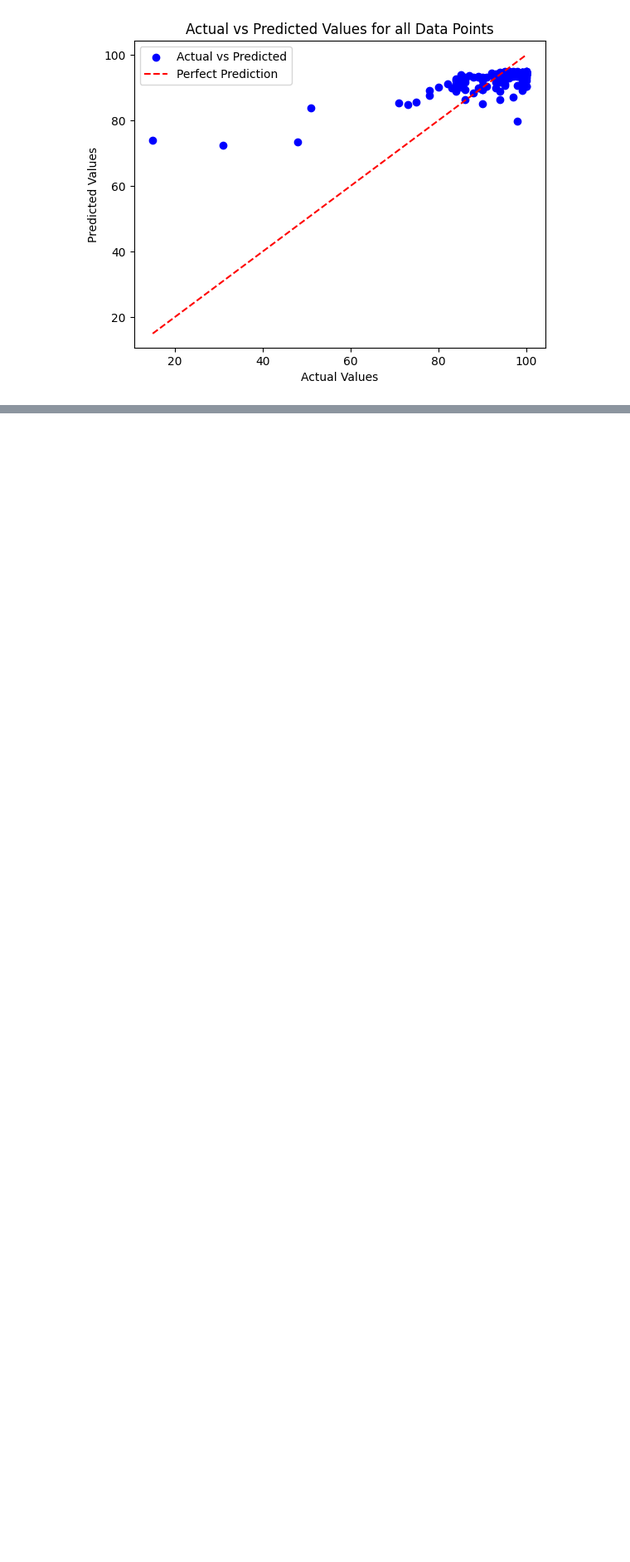
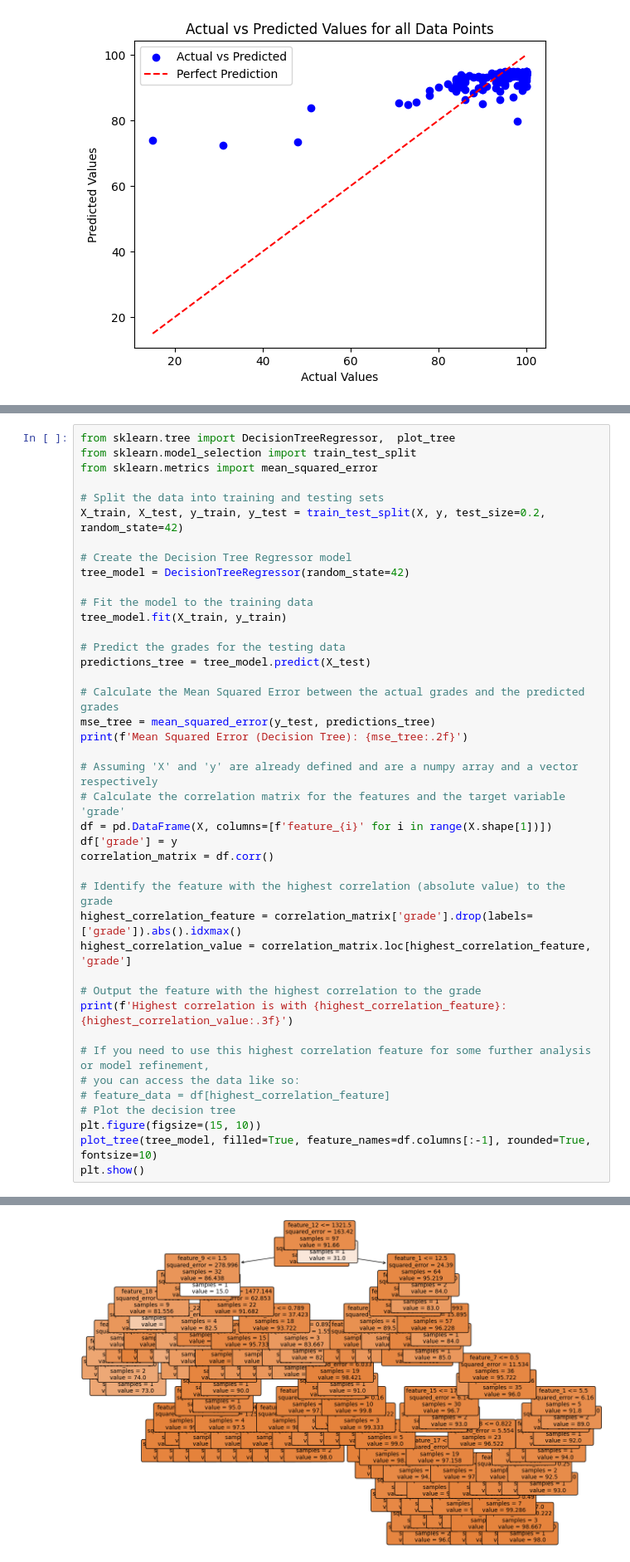
Before and after one commit to nusret35/cs412-project, a Jupyter notebook: cs412_code_base.ipynb, the cells around one changed output, grey strips where cells are left out. Shown at 83% size. Cells and saved outputs as stored; diff of their text form; blank space fills up the shorter version.

```diff
--- a/cs412_code_base.ipynb
+++ b/cs412_code_base.ipynb
@@ -1157,0 +1159,42 @@ plt.show()
+# %%
+from sklearn.tree import DecisionTreeRegressor,  plot_tree
+from sklearn.model_selection import train_test_split
+from sklearn.metrics import mean_squared_error
+
+# Split the data into training and testing sets
+X_train, X_test, y_train, y_test = train_test_split(X, y, test_size=0.2, random_state=42)
+
+# Create the Decision Tree Regressor model
+tree_model = DecisionTreeRegressor(random_state=42)
+
+# Fit the model to the training data
+tree_model.fit(X_train, y_train)
+
+# Predict the grades for the testing data
+predictions_tree = tree_model.predict(X_test)
+
+# Calculate the Mean Squared Error between the actual grades and the predicted grades
+mse_tree = mean_squared_error(y_test, predictions_tree)
+print(f'Mean Squared Error (Decision Tree): {mse_tree:.2f}')
+
+# Assuming 'X' and 'y' are already defined and are a numpy array and a vector respectively
+# Calculate the correlation matrix for the features and the target variable 'grade'
+df = pd.DataFrame(X, columns=[f'feature_{i}' for i in range(X.shape[1])])
+df['grade'] = y
+correlation_matrix = df.corr()
+
+# Identify the feature with the highest correlation (absolute value) to the grade
+highest_correlation_feature = correlation_matrix['grade'].drop(labels=['grade']).abs().idxmax()
+highest_correlation_value = correlation_matrix.loc[highest_correlation_feature, 'grade']
+
+# Output the feature with the highest correlation to the grade
+print(f'Highest correlation is with {highest_correlation_feature}: {highest_correlation_value:.3f}')
+
+# If you need to use this highest correlation feature for some further analysis or model refinement,
+# you can access the data like so:
+# feature_data = df[highest_correlation_feature]
+# Plot the decision tree
+plt.figure(figsize=(15, 10))
+plot_tree(tree_model, filled=True, feature_names=df.columns[:-1], rounded=True, fontsize=10)
+plt.show()
+# %% [output]
@@ -1157,0 +1203 @@ plt.show()
+[figure, added]
```
Also changed, not shown: parts of 11 cells of this notebook.
